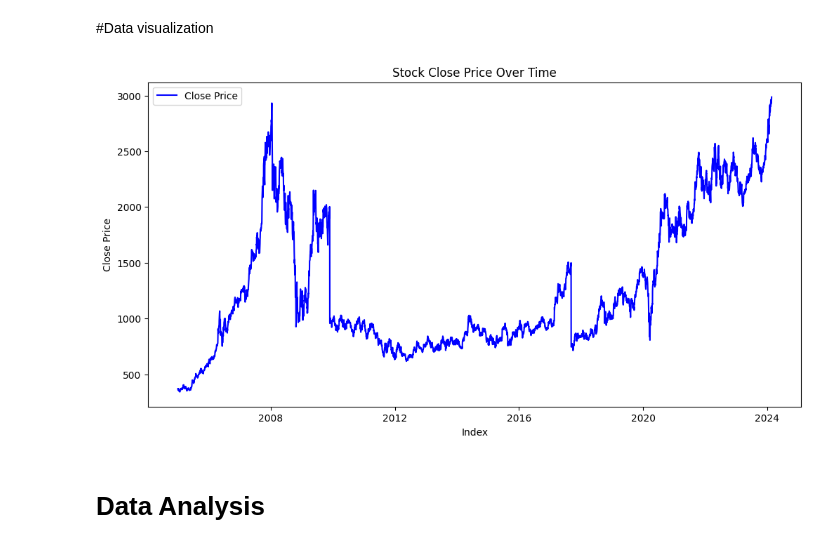
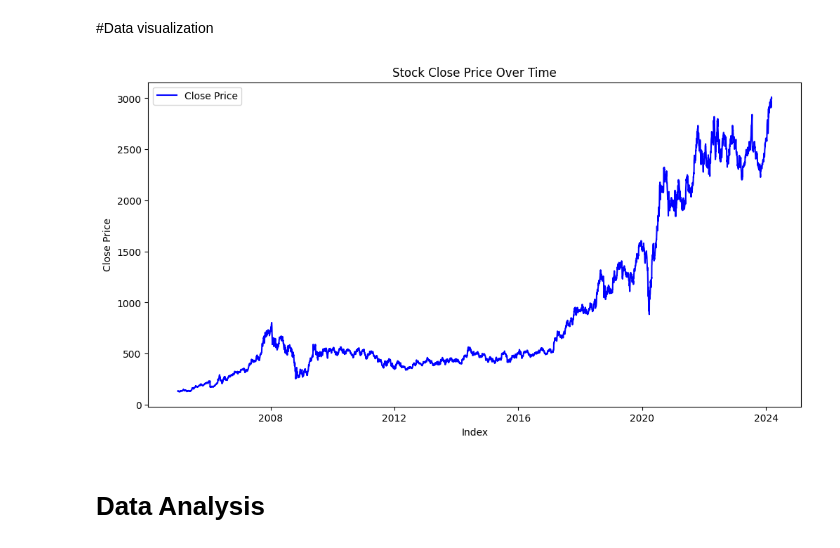
Before and after one commit to vats-project/Stock-prediction-ml-dl-flask-mlops, a Jupyter notebook: colab_model.ipynb, the cells around one changed output. Drawn from its saved outputs; the diff is of its cells as text; code cells hidden in the pictures.

```diff
--- a/colab_model.ipynb
+++ b/colab_model.ipynb
@@ -22,0 +23,11 @@ df = prepare_data(data)
+# %%
+# Get accurate data using yfinance library
+# Give symbol and start and end date
+
+import yfinance as yf
+from datetime import datetime
+
+symbol='RELIANCE.BO'
+start_date = "2005-01-03"
+end_date = datetime.today().strftime('%Y-%m-%d')
+df = yf.download(symbol ,start=start_date , end= end_date)
@@ -40,8 +52,0 @@ df
-# %%
-# Assuming 'df' is your DataFrame containing the stock data
-
-# Add a new column 'Market_High_Indicator' to indicate if the market high was reached
-df['Market_High_Indicator'] = (df['High'] > df['Close'].shift(1)).astype(int)
-
-# Display the DataFrame with the new column
-print(df)
@@ -66,18 +53,24 @@ print(df)
+# %%
+# Add more features to improve accuracy and drop null value
+
+df['Tommorow']= df['Close'].shift(1)
+df.dropna(inplace=True)
+df['Target']=(df['Close']>df['Tommorow']).astype(int)
 # %% [markdown]
 #Data visualization
 # %%
 import matplotlib.pyplot as plt
 
 # Plotting the closing prices using numerical index
 plt.figure(figsize=(12,6))
-plt.plot(df['date'], df['Close'], label='Close Price', color='blue')
+plt.plot(df['Date'], df['Close'], label='Close Price', color='blue')
 plt.title('Stock Close Price Over Time')
 plt.xlabel('Index')
 plt.ylabel('Close Price')
 plt.legend()
 plt.show()
 # %% [output]
-[figure, old version]
+[figure, new version]
 # %% [markdown]
 # Data Analysis
 # %%
```
Also changed, not shown: parts of 14 cells of this notebook, 4 other files.
